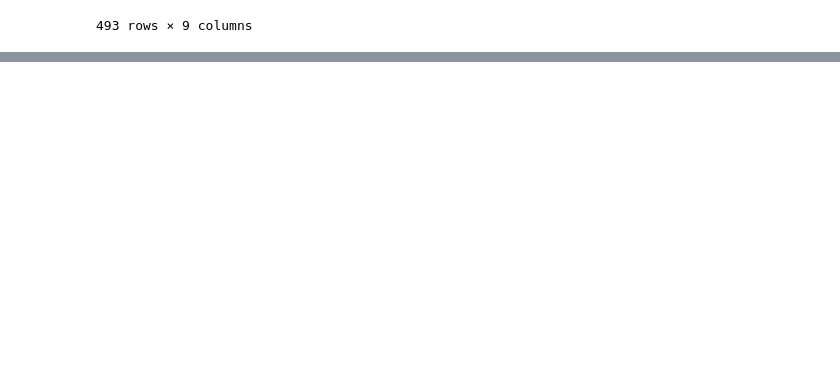
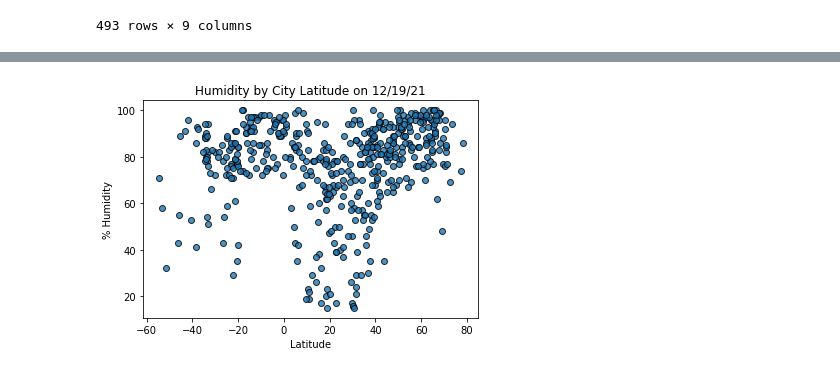
Before and after one commit to eric-spoerner/world_weather_analysis, a Jupyter notebook: WeatherPy.ipynb, the cells around one changed output, grey strips where cells are left out. Drawn from its saved outputs; the diff is of its cells as text; code cells hidden in the pictures; blank space fills up the shorter version.

```diff
--- a/WeatherPy.ipynb
+++ b/WeatherPy.ipynb
@@ -163,0 +225,18 @@ city_data_df.to_csv(output_data_file, index_label="City_ID")
+# %%
+plt.scatter(x = lats,
+            y = humidity,
+           edgecolor = "black",
+           linewidths=1,
+           marker="o",
+           alpha=0.8,
+           label="Cities")
+
+plt.title(f"Humidity by City Latitude on {today}")
+plt.xlabel("Latitude")
+plt.ylabel("% Humidity")
+
+plt.savefig("weather_data/Fig2.png")
+
+plt.show()
+# %% [output]
+[figure, added]
```
Also changed, not shown: parts of 7 cells of this notebook, 5 other files.
